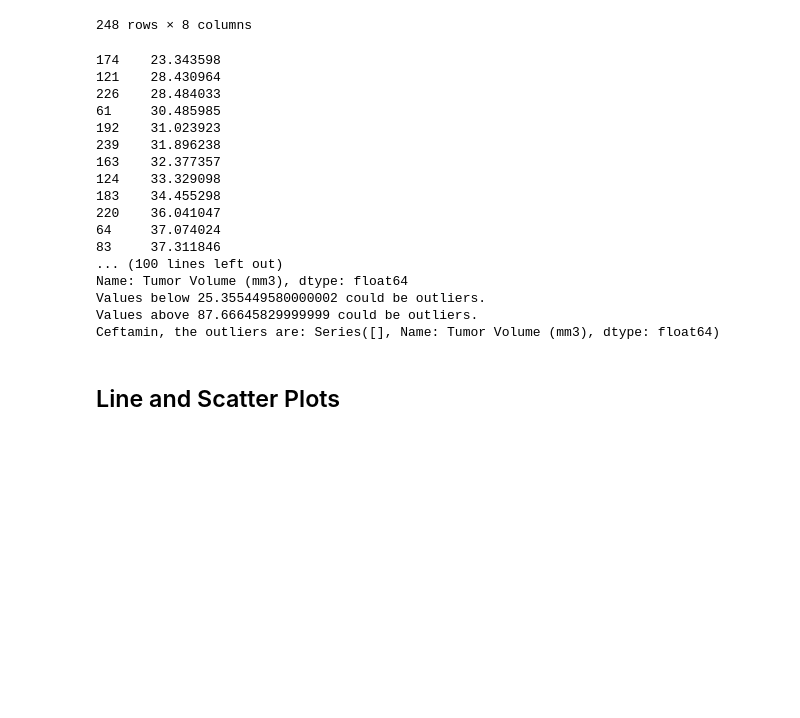
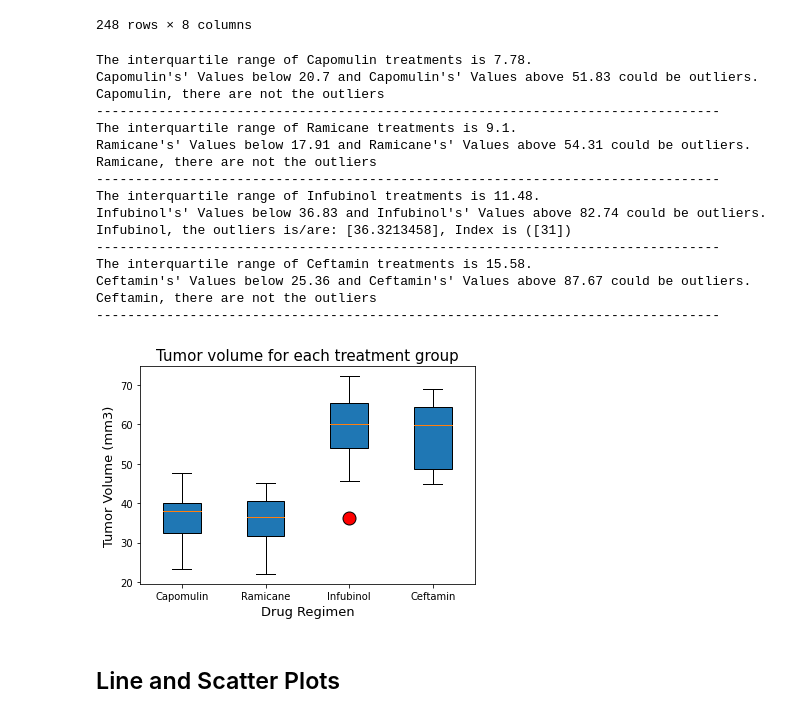
Before and after one commit to nathanunghwan/Pymaceuticals-analysis, a Jupyter notebook: pymaceuticals_starter.ipynb, the cells around one changed output. Drawn from its saved outputs; the diff is of its cells as text; code cells hidden in the pictures; blank space fills up the shorter version.

```diff
--- a/pymaceuticals_starter.ipynb
+++ b/pymaceuticals_starter.ipynb
@@ -188,7 +191,9 @@ plt.show()
 # Capomulin, Ramicane, Infubinol, and Ceftamin
 
 # Start by getting the last (greatest) timepoint for each mouse
-group_last_timepoint=clean_data.groupby(['Mouse ID'])['Timepoint'].max()
+group_last_tp=clean_data.groupby(['Mouse ID'])['Timepoint'].max()
+#reset index
+group_last_timepoint=group_last_tp.reset_index()
 
 # Merge this group df with the original DataFrame to get the tumor volume at the last timepoint
 merged_last_timepoint=pd.merge(group_last_timepoint,clean_data, on=['Mouse ID','Timepoint'], how='left')
@@ -222,40 +227,44 @@ tumor_vol_data=[]
 for drug in treatments:
 
     # Locate the rows which contain mice on each drug and get the tumor volumes
-    tumor_volumes= merged_last_timepoint.loc[merged_last_timepoint['Drug Regimen']==drug, 'Tumor Volume (mm3)']
+    tumor_volumes= merged_last_timepoint.loc[merged_last_timepoint['Drug Regimen']==drug]['Tumor Volume (mm3)']
     tumor_vol_sorted=tumor_volumes.sort_values()
-    #print(tumor_vol_sorted)
+
     # add subset
     tumor_vol_data.append(tumor_vol_sorted)
 
     # Determine outliers using upper and lower bounds
     quartilies=tumor_vol_sorted.quantile([.25,.5,.75])
-    lowerq=quartilies[.25]
-    upperq=quartilies[.75]
+    lowerq=quartilies[0.25]
+    upperq=quartilies[0.75]
     iqr=upperq-lowerq
     lower_bound=lowerq-(1.5*iqr)
     upper_bound=upperq+(1.5*iqr)
-    print(f"Values below {lower_bound} could be outliers.")
-    print(f"Values above {upper_bound} could be outliers.")
-    outliters=tumor_vol_sorted.loc[(tumor_vol_sorted < lower_bound) | (tumor_vol_sorted > upper_bound)]
-    #If true:
-    print(f"{drug}, the outliers are: {outliers}")
-    #print('Outliter')
+    print(f"The interquartile range of {drug} treatments is {round(iqr,2)}.\n{drug}'s' Values below {round(lower_bound,2)} and {drug}'s' Values above {round(upper_bound,2)} could be outliers.")
+
+    outliers = tumor_vol_sorted.loc[(tumor_vol_sorted < lower_bound) | (tumor_vol_sorted > upper_bound)]
+    count_lower= tumor_vol_sorted.loc[(tumor_vol_sorted < lower_bound)].count()
+    count_upper= tumor_vol_sorted.loc[(tumor_vol_sorted > upper_bound)].count()
+
+    if count_lower>0 or count_upper>0:
+        print(f"{drug}, the outliers is/are: {outliers.unique()}, Index is ({list(outliers.index)})")
+    else:
+        print(f"{drug}, there are not the outliers")
+    print("-"*80)
 # %% [output]
-174    23.343598
-121    28.430964
-226    28.484033
-61     30.485985
-192    31.023923
-239    31.896238
-163    32.377357
-124    33.329098
-183    34.455298
-220    36.041047
-64     37.074024
-83     37.311846
-... (100 lines left out)
-Name: Tumor Volume (mm3), dtype: float64
-Values below 25.355449580000002 could be outliers.
-Values above 87.66645829999999 could be outliers.
-Ceftamin, the outliers are: Series([], Name: Tumor Volume (mm3), dtype: float64)
+The interquartile range of Capomulin treatments is 7.78.
+Capomulin's' Values below 20.7 and Capomulin's' Values above 51.83 could be outliers.
+Capomulin, there are not the outliers
+--------------------------------------------------------------------------------
+The interquartile range of Ramicane treatments is 9.1.
+Ramicane's' Values below 17.91 and Ramicane's' Values above 54.31 could be outliers.
+Ramicane, there are not the outliers
+--------------------------------------------------------------------------------
+The interquartile range of Infubinol treatments is 11.48.
+Infubinol's' Values below 36.83 and Infubinol's' Values above 82.74 could be outliers.
+Infubinol, the outliers is/are: [36.3213458], Index is ([31])
+--------------------------------------------------------------------------------
+The interquartile range of Ceftamin treatments is 15.58.
+Ceftamin's' Values below 25.36 and Ceftamin's' Values above 87.67 could be outliers.
+Ceftamin, there are not the outliers
+--------------------------------------------------------------------------------
@@ -264,2 +271,13 @@ Ceftamin, the outliers are: Series([], Name: Tumor Volume (mm3), dtype: float64)
+# %%
+# Generate a box plot that shows the distrubution of the tumor volume for each treatment group.
+fig1, ax1 = plt.subplots()
+ax1.set_title('Tumor volume for each treatment group', fontsize =15)
+ax1.set_xlabel('Drug Regimen', fontsize =13)
+ax1.set_ylabel('Tumor Volume (mm3)', fontsize =13)
+dot_color=dict(markerfacecolor='red', markersize=13)
+box_face_color=dict(facecolor='#1f77b4')
+ax1.boxplot(tumor_vol_data, labels=treatments,patch_artist=True, boxprops=box_face_color, flierprops= dot_color);
+# %% [output]
+[figure, added]
 # %% [markdown]
 ## Line and Scatter Plots
```
Also changed, not shown: parts of 9 cells of this notebook.
